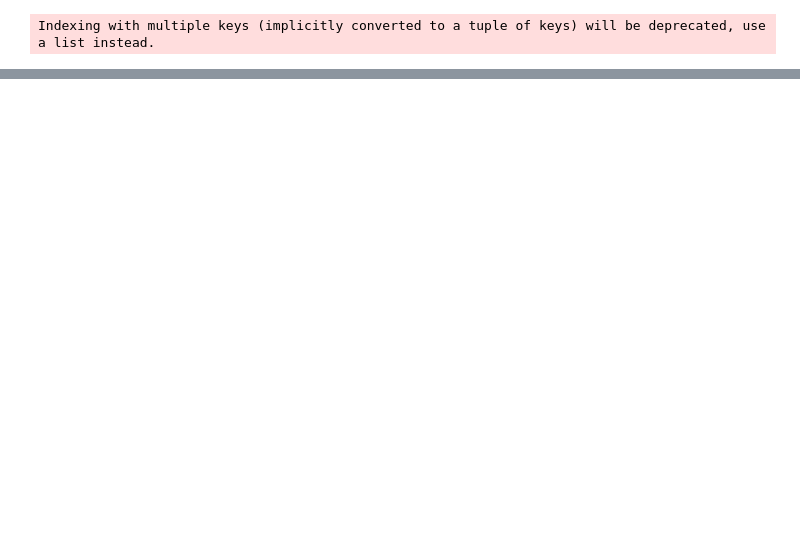
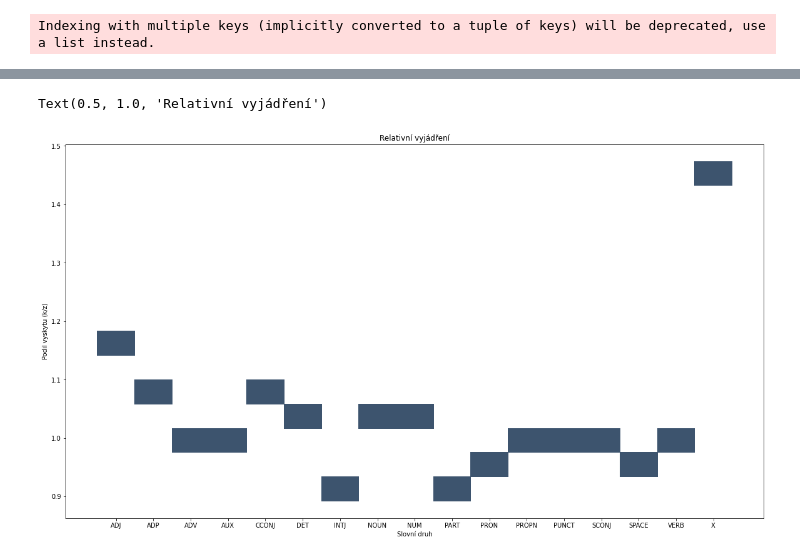
Before and after one commit to cermatej/vse-text-analysis, a Jupyter notebook: hotel_text_analysis.ipynb, the cells around one changed output, grey strips where cells are left out. Saved outputs shown, nothing was run; the diff lists cells and outputs as text; code cells hidden in the pictures; blank space fills up the shorter version.

```diff
--- a/hotel_text_analysis.ipynb
+++ b/hotel_text_analysis.ipynb
@@ -913,0 +618,18 @@ hotel
+# %%
+pos_KW = pd.DataFrame()
+
+
+for token in list_narodu_zaporne[1]:
+    pos_KW.loc[token, "pos"] = token.pos
+    pos_KW.loc[token, "pos_"] = token.pos_
+    pos_KW.loc[token, "explained"] = spacy.explain(token.pos_)
+# %%
+ruzne_druhy_KW=(list(pos_KW["pos_"].unique()))
+vyskyt_druhu_KW=(list(pos_KW["pos_"]))
+vyskyt_KW=[]
+for _ in ruzne_druhy_KW:
+    n=vyskyt_druhu_KW.count(_)
+    vyskyt_KW.append(n)
+druh_a_jeho_vyskyt_KW = list(zip(ruzne_druhy_KW,vyskyt_KW))
+druh_a_jeho_vyskyt_KW=pd.DataFrame(druh_a_jeho_vyskyt_KW, columns=['Slovní druh','Výskyt'])
+druh_a_jeho_vyskyt_KW
@@ -913,0 +656,6 @@ hotel
+# %%
+druh_a_jeho_vyskyt_CH=druh_a_jeho_vyskyt_CH.sort_values(by='Slovní druh')
+druh_a_jeho_vyskyt_KW=druh_a_jeho_vyskyt_KW.sort_values(by='Slovní druh')
+slovni_druhy_zaporne = pd.merge(druh_a_jeho_vyskyt_CH,druh_a_jeho_vyskyt_KW,on="Slovní druh",how="left")
+slovni_druhy_zaporne["vyskyt_zaporne"]=slovni_druhy_zaporne["Výskyt_x"] + slovni_druhy_zaporne["Výskyt_y"]
+slovni_druhy_zaporne
@@ -913,0 +683,7 @@ hotel
+# %%
+slovni_druhy_final=pd.concat([slovni_druhy_kladne,slovni_druhy_zaporne],axis=1)
+slovni_druhy_final=slovni_druhy_final.drop(columns=["Výskyt_x","Výskyt_y","Výskyt_x","Slovní druh"])
+slovni_druhy_final["Rozdíl vyskytu(k-z)"]=slovni_druhy_final["vyskyt_kladne"]- slovni_druhy_final["vyskyt_zaporne"]
+slovni_druhy_final["Podil vyskytu (k/z)"]=slovni_druhy_final["vyskyt_kladne"]/ slovni_druhy_final["vyskyt_zaporne"]
+slovni_druhy_final=slovni_druhy_final.join(other=slovni_druhy_zaporne["Slovní druh"],how="left")
+slovni_druhy_final
@@ -913,0 +709,6 @@ hotel
+# %%
+f, ax = plt.subplots(figsize=(20, 11))
+sns.histplot(data=slovni_druhy_final,x="Slovní druh", y="Podil vyskytu (k/z)",).set_title("Relativní vyjádření")
+# %% [output]
+Text(0.5, 1.0, 'Relativní vyjádření')
+[figure, added]
```
Also changed, not shown: parts of 121 cells of this notebook, 5 other files.
